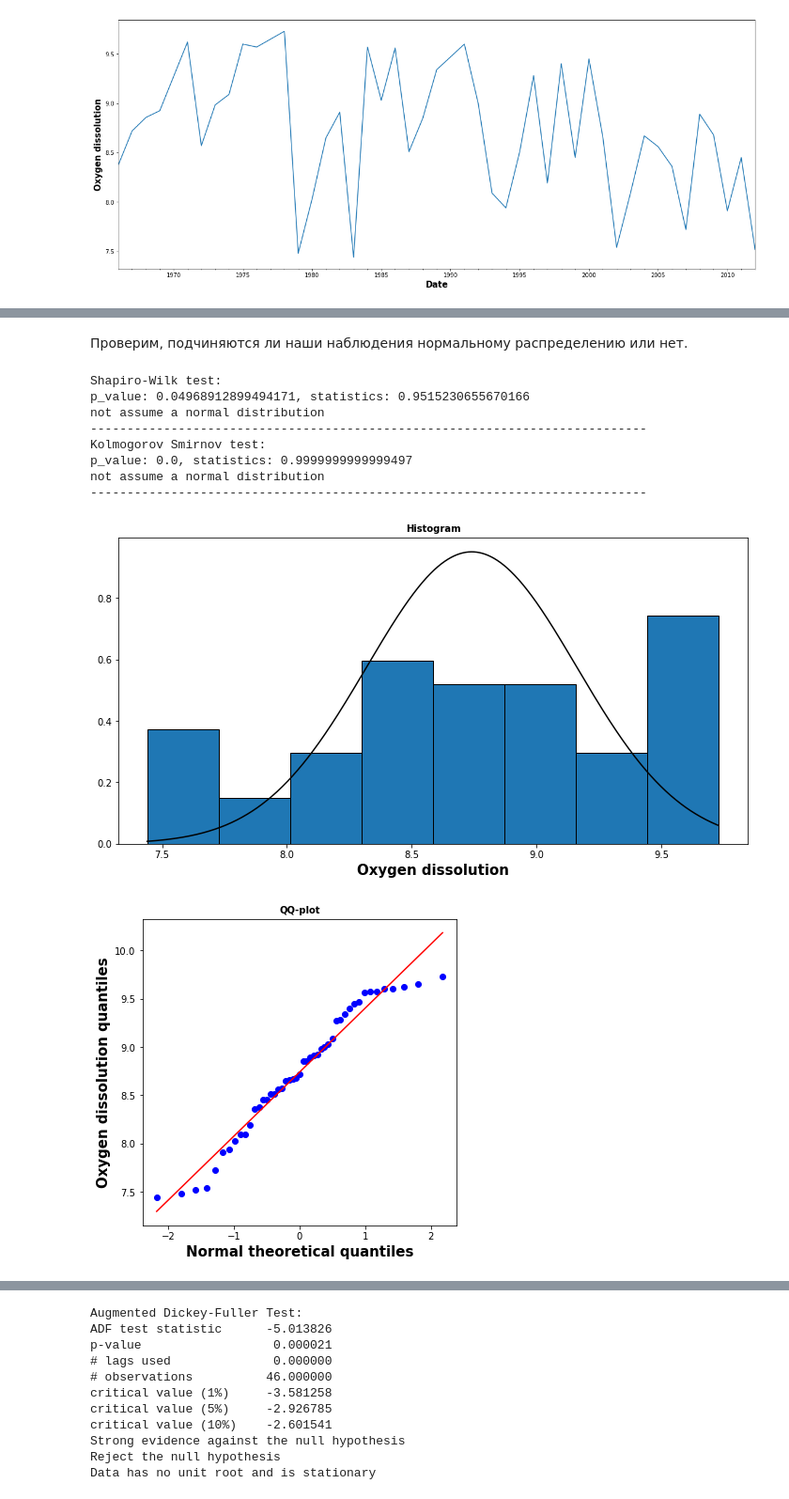
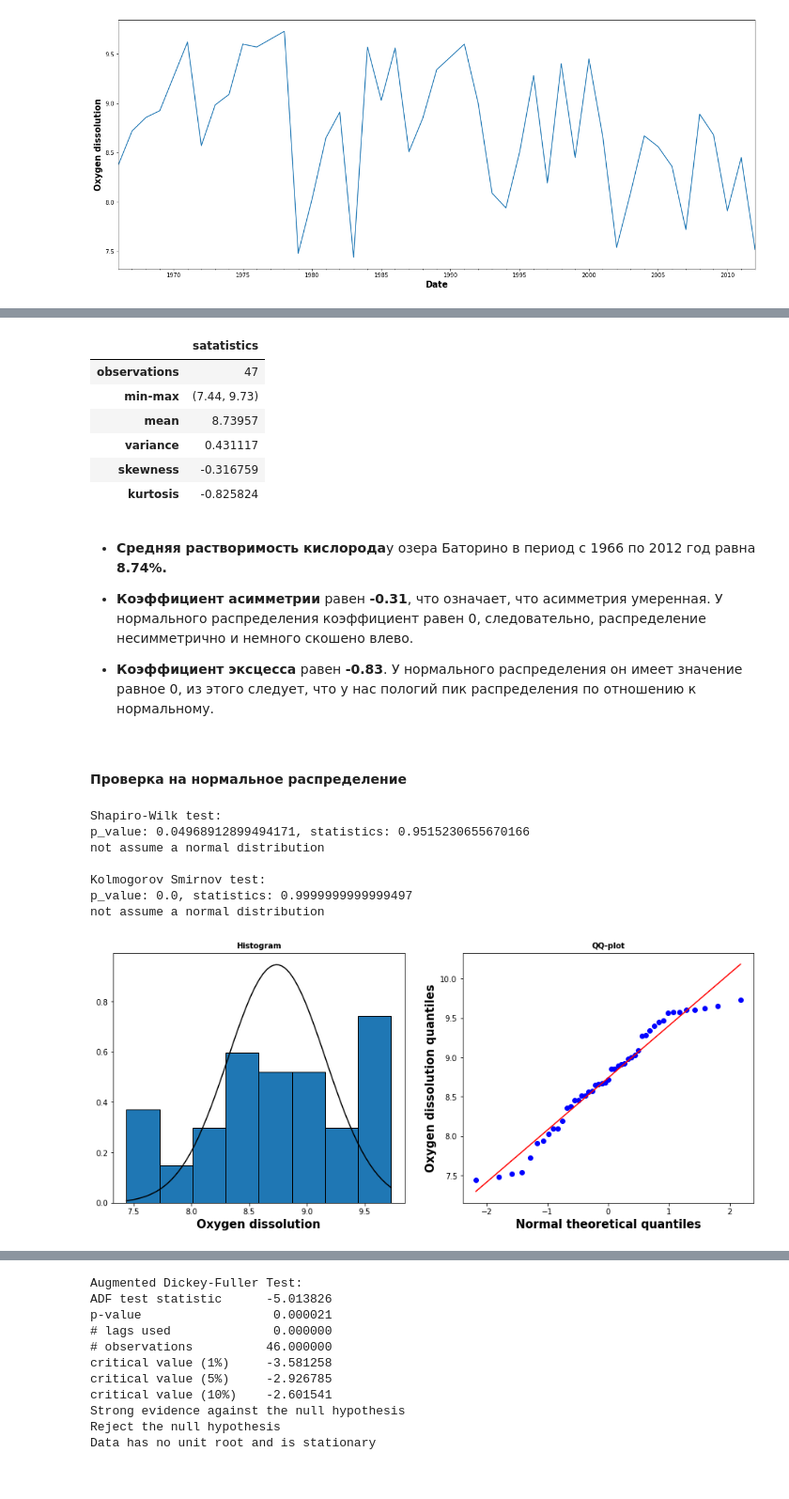
Before and after one commit to nktrn/oxygen_dissolve, a Jupyter notebook: Course work.ipynb, the cells around one changed output, grey strips where cells are left out. Shown: that part at 94% size. Saved outputs shown, nothing was run; the diff lists cells and outputs as text; code cells hidden in the pictures.

```diff
--- a/Course work.ipynb
+++ b/Course work.ipynb
@@ -137,9 +64,32 @@ describe(dscrb)
+# %%
+def describe(series):
+    return pd.DataFrame(
+        index=['observations','min-max','mean','variance','skewness','kurtosis'],
+        data=stats.describe(series),
+        columns=['satatistics'])
+
+describe(df)
+# %% [output]
+|  | satatistics |
+| observations | 47 |
+| min-max | (7.44, 9.73) |
+| mean | 8.73957 |
+| variance | 0.431117 |
+| skewness | -0.316759 |
+| kurtosis | -0.825824 |
+# %% [markdown]
+- **Средняя растворимость кислорода**у озера Баторино в период с 1966 по 2012 год равна **8.74%.**
+
+- **Коэффициент асимметрии** равен **-0.31**, что означает, что асимметрия умеренная. У нормального распределения коэффициент равен 0, следовательно, распределение несимметрично и немного скошено влево.
+
+- **Коэффициент эксцесса** равен **-0.83**. У нормального распределения он имеет значение равное 0, из этого следует, что у нас пологий пик распределения по отношению к нормальному.
 # %%
 from scipy.stats import shapiro, kstest
 from statsmodels.graphics.gofplots import qqplot
 
 def shapiro_test(series):
     stat, p_val = shapiro(series)
+    print('Shapiro-Wilk test:')
     print(f'p_value: {p_val}, statistics: {stat}')
     if(p_val > 0.05):
         print(f'assume a normal distribution')
@@ -148,47 +98,47 @@ def shapiro_test(series):
 
 def ks_test(series):
     stat, p_val = kstest(series, 'norm')
+    print('Kolmogorov Smirnov test:')
     print(f'p_value: {p_val}, statistics: {stat}')
     if(p_val > 0.05):
         print(f'assume a normal distribution')
     else:
         print(f'not assume a normal distribution')
 
+def check_normal(series):
+    #Shapiro-Wilk test
+    shapiro_test(series)
 
-
-def check_normal(series, dscrb):
-    #Shapiro-Wilk test
-    print('Shapiro-Wilk test:')
-    shapiro_test(series)
-    print('----------------------------------------------------------------------------')
+    print()
 
     #Kolmogorov Smirnov test:
-    print('Kolmogorov Smirnov test:')
     ks_test(series)
-    print('----------------------------------------------------------------------------')
+
+    fig, (ax1, ax2) = plt.subplots(nrows=1, ncols=2, figsize=(15,6))
 
     #Histogram. Number of Bins is calculated by Sturges rule: bins= 1 + log2[N], N - size of series
     bins = int(3 + np.log2(series.size))
-    ax = series.plot.hist(bins=bins, edgecolor='k', figsize=(12,6), density=True)
-    plt.plot(np.arange(dscrb['Минимум'], dscrb['Максимум'], 0.001), stats.norm.pdf(np.arange(dscrb['Минимум'], dscrb['Максимум'], 0.001),dscrb['Среденее'],dscrb['Дисперсия']), color='k')
-    plot_attributes(ax, 'Oxygen dissolution', '', 'Histogram');
+    series.plot.hist(bins=bins, edgecolor='k', density=True, ax=ax1)
+    s_min, s_max = np.min(series), np.max(series)
+    s_mean, s_var = np.mean(series), np.var(series)
+
+    mas = np.linspace(s_min, s_max, 100);
+    ax1.plot(mas, stats.norm.pdf(mas,loc=s_mean,scale=s_var), color='k');
+    plot_attributes(ax1, 'Oxygen dissolution', '', 'Histogram');
 
     #QQ plot
-    fig, ax = plt.subplots(figsize=(6,6))
-    stats.probplot(series, plot=ax)
-    plot_attributes(ax, 'Normal theoretical quantiles', 'Oxygen dissolution quantiles', 'QQ-plot');
+    stats.probplot(series, plot=ax2)
+    plot_attributes(ax2, 'Normal theoretical quantiles', 'Oxygen dissolution quantiles', 'QQ-plot');
-# %% [markdown]
-Проверим, подчиняются ли наши наблюдения нормальному распределению или нет.
+# %% [markdown]
+#### Проверка на нормальное распределение
 # %%
-check_normal(df, dscrb)
+check_normal(df)
 # %% [output]
 Shapiro-Wilk test:
 p_value: 0.04968912899494171, statistics: 0.9515230655670166
 not assume a normal distribution
-----------------------------------------------------------------------------
+
 Kolmogorov Smirnov test:
 p_value: 0.0, statistics: 0.9999999999999497
 not assume a normal distribution
-----------------------------------------------------------------------------
-[figure, old version]
+[figure, new version]
-[figure, removed]
```
Also changed, not shown: parts of 24 cells of this notebook.
